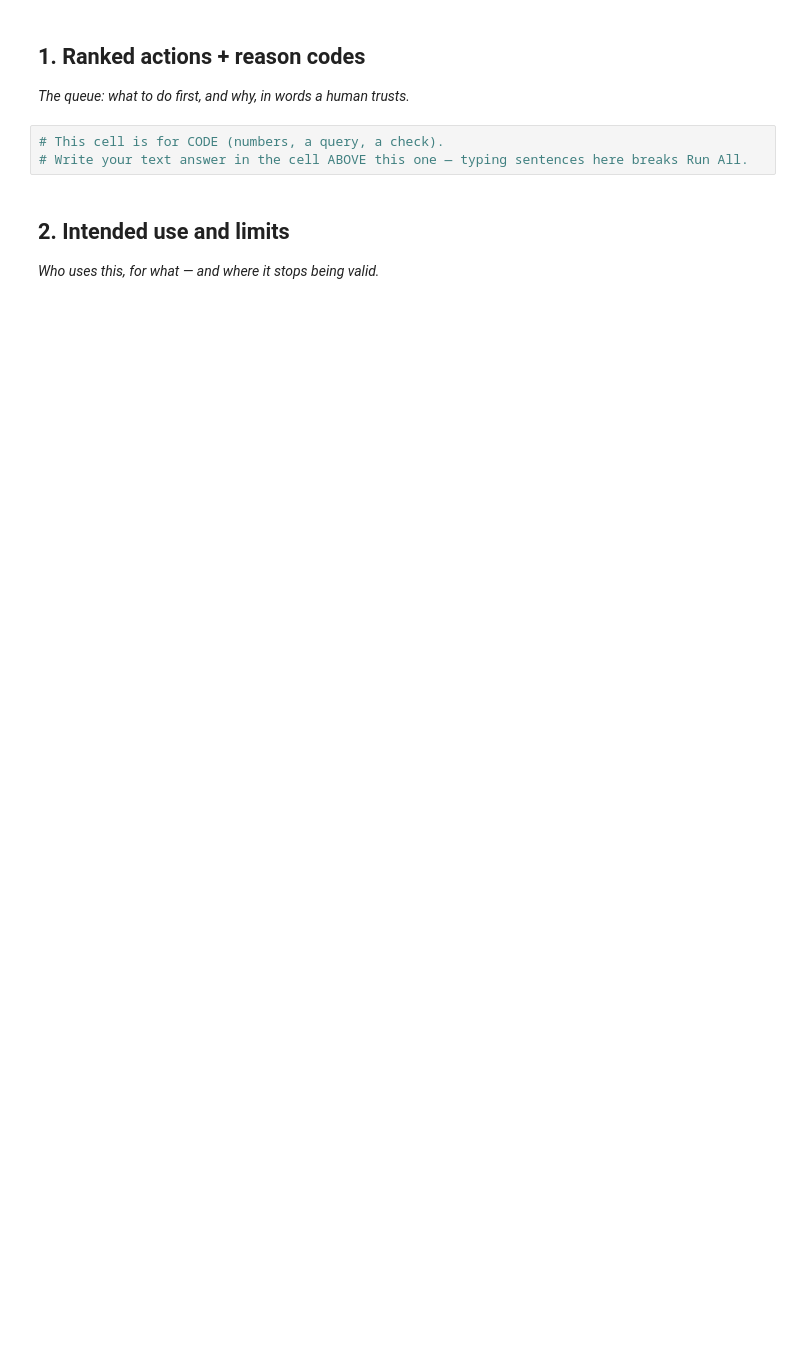
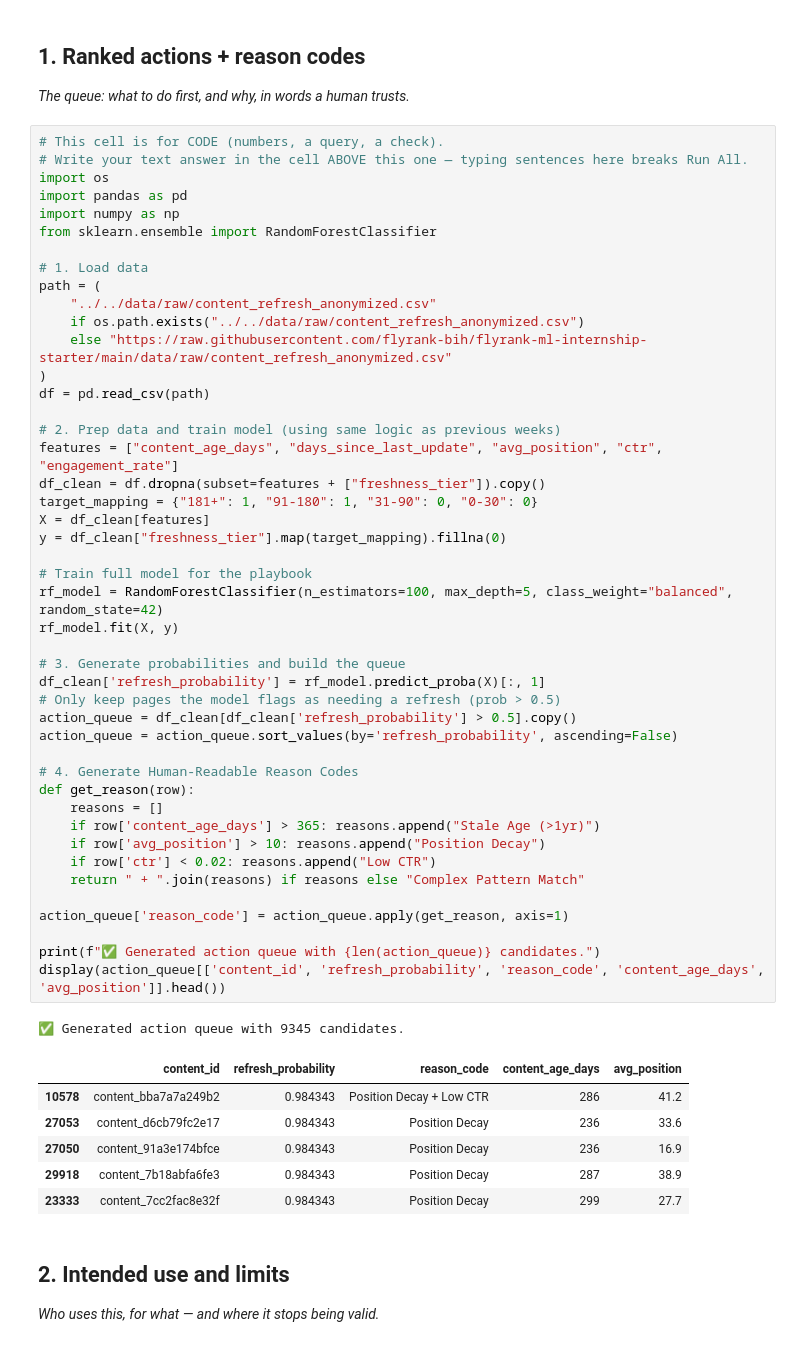
Before and after one commit to Ayushi-369/FlyrankAi-Internship, a Jupyter notebook: work/notebooks/w07_action_playbook.ipynb, the cells around one changed output. Saved outputs shown, nothing was run; the diff lists cells and outputs as text; blank space fills up the shorter version.

Commit message:
Created using Colab at 0710

```diff
--- a/work/notebooks/w07_action_playbook.ipynb
+++ b/work/notebooks/w07_action_playbook.ipynb
@@ -10,9 +12,59 @@ This skeleton is yours to fill. Work the sections **in order** — each one has
 ## 1. Ranked actions + reason codes
 
 *The queue: what to do first, and why, in words a human trusts.*
-# %%
-# This cell is for CODE (numbers, a query, a check).
-# Write your text answer in the cell ABOVE this one — typing sentences here breaks Run All.
+# %%
+# This cell is for CODE (numbers, a query, a check).
+# Write your text answer in the cell ABOVE this one — typing sentences here breaks Run All.
+import os
+import pandas as pd
+import numpy as np
+from sklearn.ensemble import RandomForestClassifier
+
+# 1. Load data
+path = (
+    "../../data/raw/content_refresh_anonymized.csv"
+    if os.path.exists("../../data/raw/content_refresh_anonymized.csv")
+    else "https://raw.githubusercontent.com/flyrank-bih/flyrank-ml-internship-starter/main/data/raw/content_refresh_anonymized.csv"
+)
+df = pd.read_csv(path)
+
+# 2. Prep data and train model (using same logic as previous weeks)
+features = ["content_age_days", "days_since_last_update", "avg_position", "ctr", "engagement_rate"]
+df_clean = df.dropna(subset=features + ["freshness_tier"]).copy()
+target_mapping = {"181+": 1, "91-180": 1, "31-90": 0, "0-30": 0}
+X = df_clean[features]
+y = df_clean["freshness_tier"].map(target_mapping).fillna(0)
+
+# Train full model for the playbook
+rf_model = RandomForestClassifier(n_estimators=100, max_depth=5, class_weight="balanced", random_state=42)
+rf_model.fit(X, y)
+
+# 3. Generate probabilities and build the queue
+df_clean['refresh_probability'] = rf_model.predict_proba(X)[:, 1]
+# Only keep pages the model flags as needing a refresh (prob > 0.5)
+action_queue = df_clean[df_clean['refresh_probability'] > 0.5].copy()
+action_queue = action_queue.sort_values(by='refresh_probability', ascending=False)
+
+# 4. Generate Human-Readable Reason Codes
+def get_reason(row):
+    reasons = []
+    if row['content_age_days'] > 365: reasons.append("Stale Age (>1yr)")
+    if row['avg_position'] > 10: reasons.append("Position Decay")
+    if row['ctr'] < 0.02: reasons.append("Low CTR")
+    return " + ".join(reasons) if reasons else "Complex Pattern Match"
+
+action_queue['reason_code'] = action_queue.apply(get_reason, axis=1)
+
+print(f"✅ Generated action queue with {len(action_queue)} candidates.")
+display(action_queue[['content_id', 'refresh_probability', 'reason_code', 'content_age_days', 'avg_position']].head())
+# %% [output]
+✅ Generated action queue with 9345 candidates.
+|  | content_id | refresh_probability | reason_code | content_age_days | avg_position |
+| 10578 | content_bba7a7a249b2 | 0.984343 | Position Decay + Low CTR | 286 | 41.2 |
+| 27053 | content_d6cb79fc2e17 | 0.984343 | Position Decay | 236 | 33.6 |
+| 27050 | content_91a3e174bfce | 0.984343 | Position Decay | 236 | 16.9 |
+| 29918 | content_7b18abfa6fe3 | 0.984343 | Position Decay | 287 | 38.9 |
+| 23333 | content_7cc2fac8e32f | 0.984343 | Position Decay | 299 | 27.7 |
 # %% [markdown]
 ## 2. Intended use and limits
 
```
Also changed, not shown: parts of 6 cells of this notebook.
